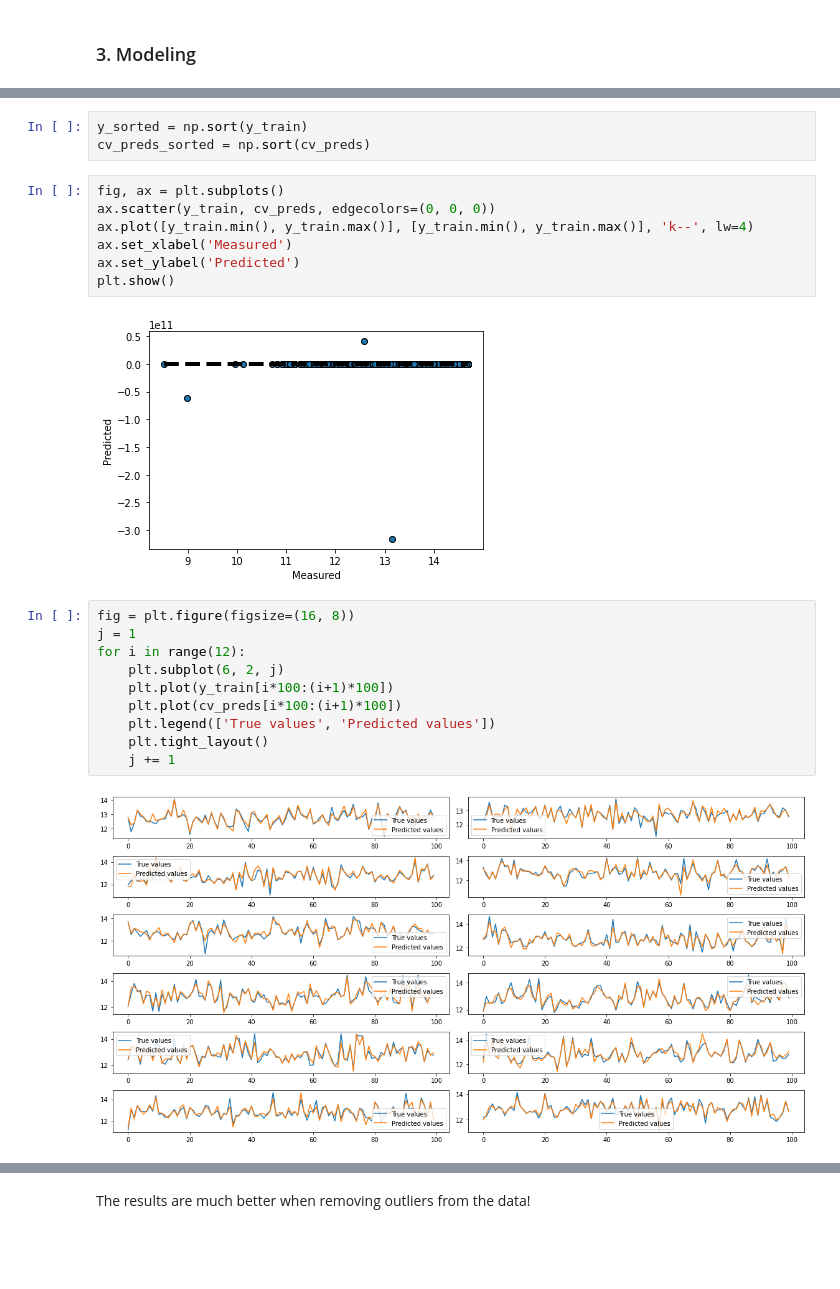
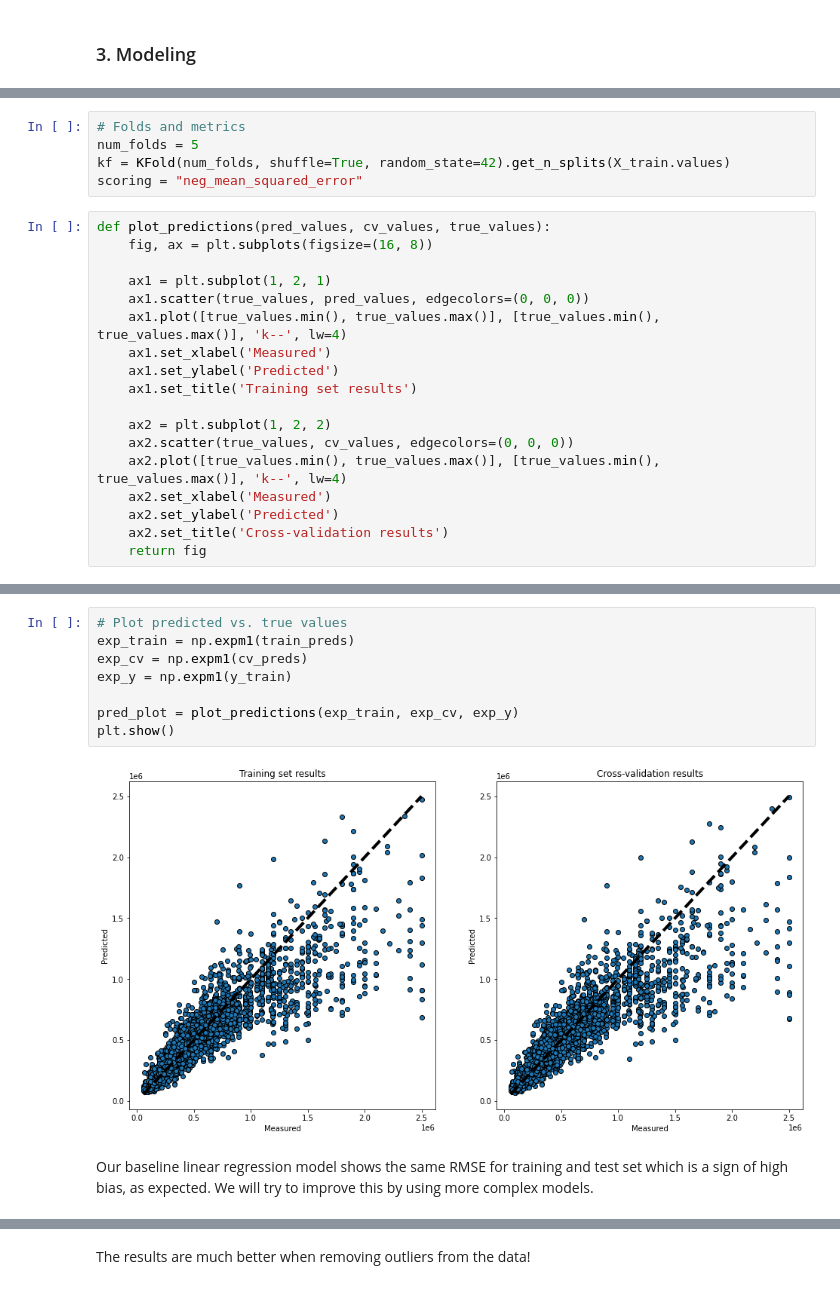
Before and after one commit to LazyEval/housing-prices-firenze, a Jupyter notebook: notebooks/3.5-LazyEval-modeling-outliers.ipynb, the cells around one changed output, grey strips where cells are left out. Drawn from its saved outputs; the diff is of its cells as text; blank space fills up the shorter version.

```diff
--- a/notebooks/3.5-LazyEval-modeling-outliers.ipynb
+++ b/notebooks/3.5-LazyEval-modeling-outliers.ipynb
@@ -180 +120,24 @@ scoring = "neg_mean_squared_error"
+# %%
+# Folds and metrics
+num_folds = 5
+kf = KFold(num_folds, shuffle=True, random_state=42).get_n_splits(X_train.values)
+scoring = "neg_mean_squared_error"
+# %%
+def plot_predictions(pred_values, cv_values, true_values):
+    fig, ax = plt.subplots(figsize=(16, 8))
+
+    ax1 = plt.subplot(1, 2, 1)
+    ax1.scatter(true_values, pred_values, edgecolors=(0, 0, 0))
+    ax1.plot([true_values.min(), true_values.max()], [true_values.min(), true_values.max()], 'k--', lw=4)
+    ax1.set_xlabel('Measured')
+    ax1.set_ylabel('Predicted')
+    ax1.set_title('Training set results')
+
+    ax2 = plt.subplot(1, 2, 2)
+    ax2.scatter(true_values, cv_values, edgecolors=(0, 0, 0))
+    ax2.plot([true_values.min(), true_values.max()], [true_values.min(), true_values.max()], 'k--', lw=4)
+    ax2.set_xlabel('Measured')
+    ax2.set_ylabel('Predicted')
+    ax2.set_title('Cross-validation results')
+    return fig
 # %% [markdown]
@@ -201,25 +166,13 @@ Mean cross validation RMSE: 1381745244.4076102
-# %%
-y_sorted = np.sort(y_train)
-cv_preds_sorted = np.sort(cv_preds)
-# %%
-fig, ax = plt.subplots()
-ax.scatter(y_train, cv_preds, edgecolors=(0, 0, 0))
-ax.plot([y_train.min(), y_train.max()], [y_train.min(), y_train.max()], 'k--', lw=4)
-ax.set_xlabel('Measured')
-ax.set_ylabel('Predicted')
-plt.show()
-# %% [output]
-[figure, removed]
-# %%
-fig = plt.figure(figsize=(16, 8))
-j = 1
-for i in range(12):
-    plt.subplot(6, 2, j)
-    plt.plot(y_train[i*100:(i+1)*100])
-    plt.plot(cv_preds[i*100:(i+1)*100])
-    plt.legend(['True values', 'Predicted values'])
-    plt.tight_layout()
-    j += 1
-# %% [output]
-[figure, removed]
+# %%
+# Plot predicted vs. true values
+exp_train = np.expm1(train_preds)
+exp_cv = np.expm1(cv_preds)
+exp_y = np.expm1(y_train)
+
+pred_plot = plot_predictions(exp_train, exp_cv, exp_y)
+plt.show()
+# %% [output]
+[figure, added]
+# %% [markdown]
+Our baseline linear regression model shows the same RMSE for training and test set which is a sign of high bias, as expected. We will try to improve this by using more complex models.
 # %% [markdown]
```
Also changed, not shown: parts of 31 cells of this notebook, 1 other file.
